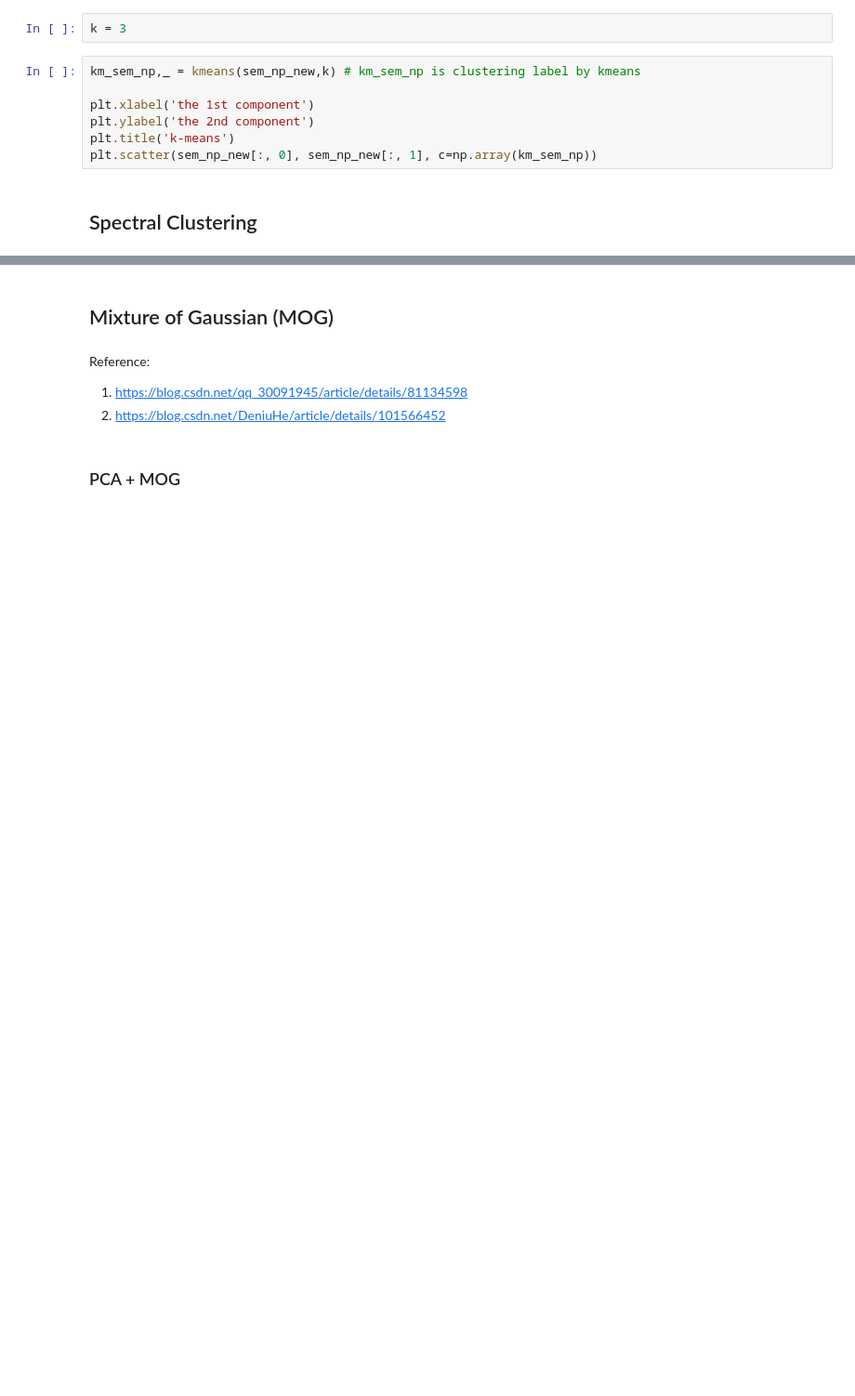
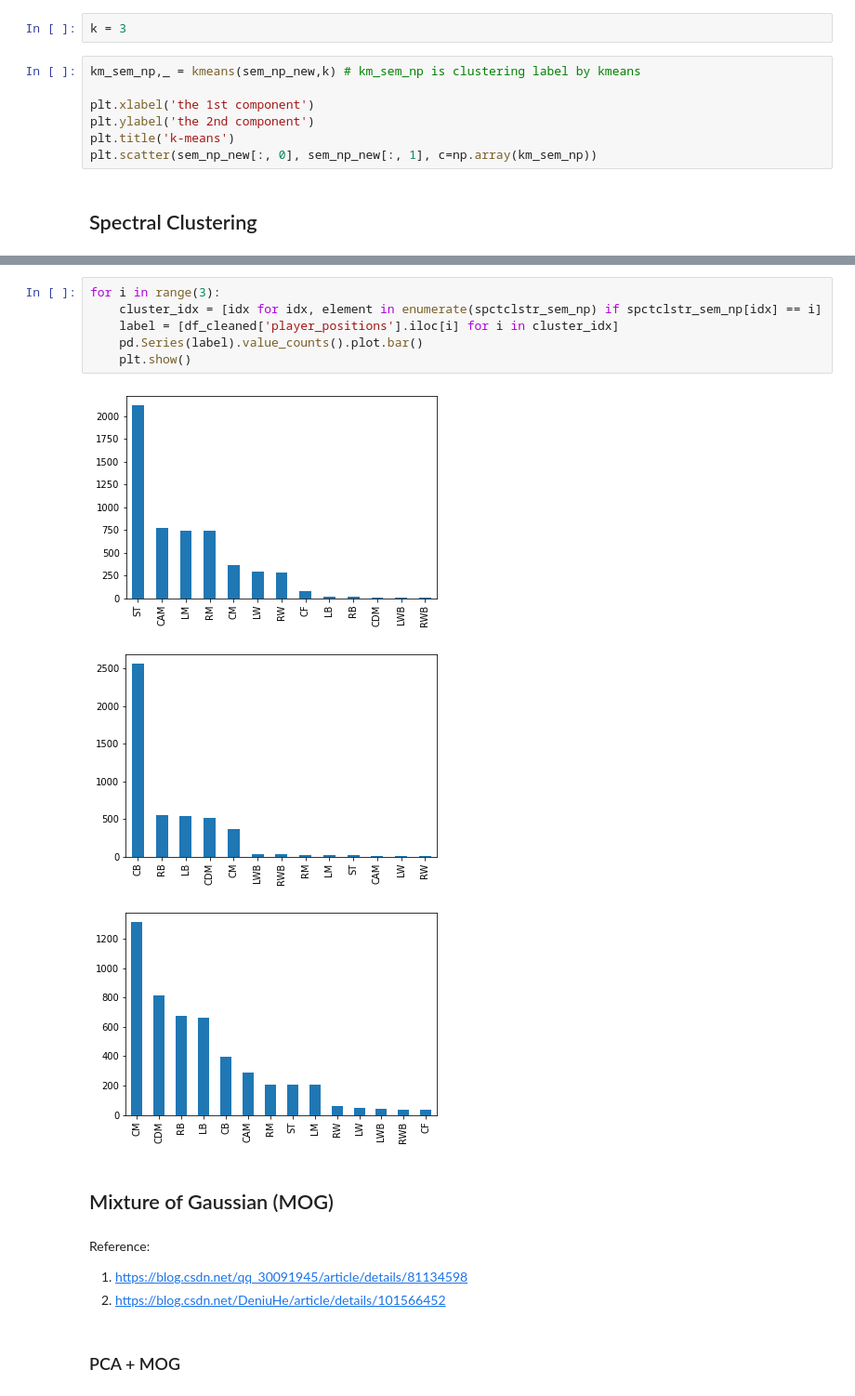
Before and after one commit to Hrann/118b-hsr, a Jupyter notebook: 118B Final Project.ipynb, the cells around one changed output, grey strips where cells are left out. Shown at 93% size. Drawn from its saved outputs; the diff is of its cells as text; blank space fills up the shorter version.

```diff
--- a/118B Final Project.ipynb
+++ b/118B Final Project.ipynb
@@ -549,3 +563,13 @@ plt.scatter(sem_np_new[:, 0], sem_np_new[:, 1], c=sc_sem_np, marker = '1')
+# %%
+for i in range(3):
+    cluster_idx = [idx for idx, element in enumerate(spctclstr_sem_np) if spctclstr_sem_np[idx] == i]
+    label = [df_cleaned['player_positions'].iloc[i] for i in cluster_idx]
+    pd.Series(label).value_counts().plot.bar()
+    plt.show()
+# %% [output]
+[figure, added]
+[figure, added]
+[figure, added]
 # %% [markdown]
 ## Mixture of Gaussian (MOG)
 # %% [markdown]
```
Also changed, not shown: parts of 5 cells of this notebook.
